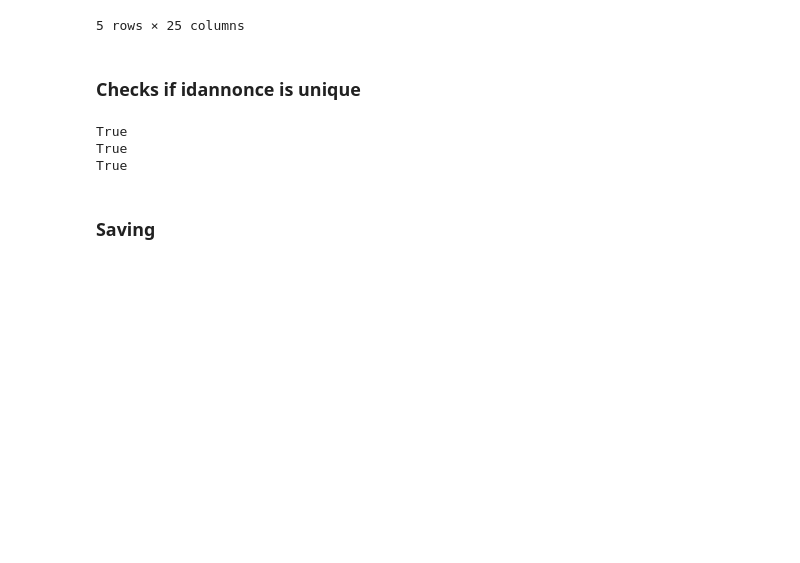
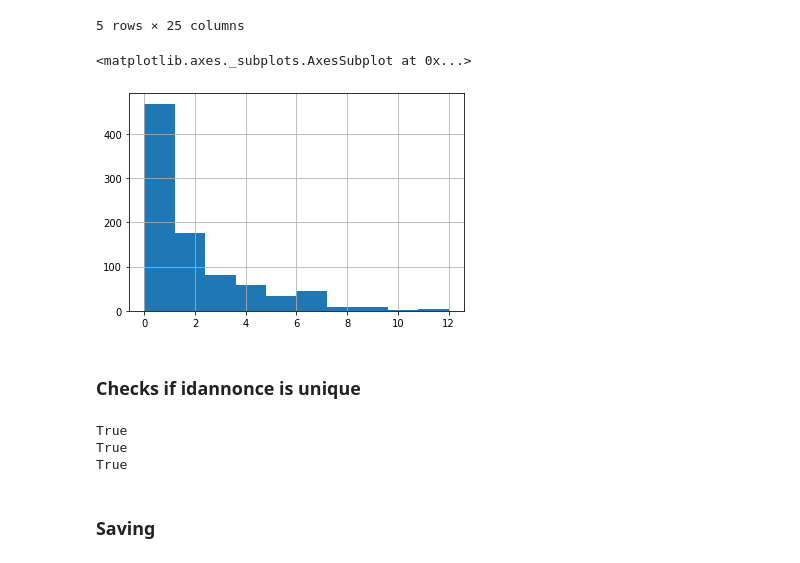
Before and after one commit to sl-jeanchristophecazes/ppty_goldset, a Jupyter notebook: notebooks/gold_set_construction-3.ipynb, the cells around one changed output. Drawn from its saved outputs; the diff is of its cells as text; code cells hidden in the pictures; blank space fills up the shorter version.

```diff
--- a/notebooks/gold_set_construction-3.ipynb
+++ b/notebooks/gold_set_construction-3.ipynb
@@ -299,6 +374,11 @@ groupped_grenoble.head()
 | 971 | 148550245 | 38000 | Grenoble | 380185.0 | appartement residence etudiante m... | 67000.0 | 18.00 | NaN | 1.0 | ... |
 | 972 | 152658935 | 38400 | Saint Martin d Heres | 380421.0 | secteur parc jo blanchon au calme... | 199000.0 | 99.00 | NaN | 6.0 | ... |
 5 rows × 25 columns
+# %%
+groupped_grenoble.len_group.hist()
+# %% [output]
+<matplotlib.axes._subplots.AxesSubplot at 0x...>
+[figure, added]
 # %% [markdown]
 ### Checks if idannonce is unique
 # %%
```
Also changed, not shown: parts of 24 cells of this notebook.
